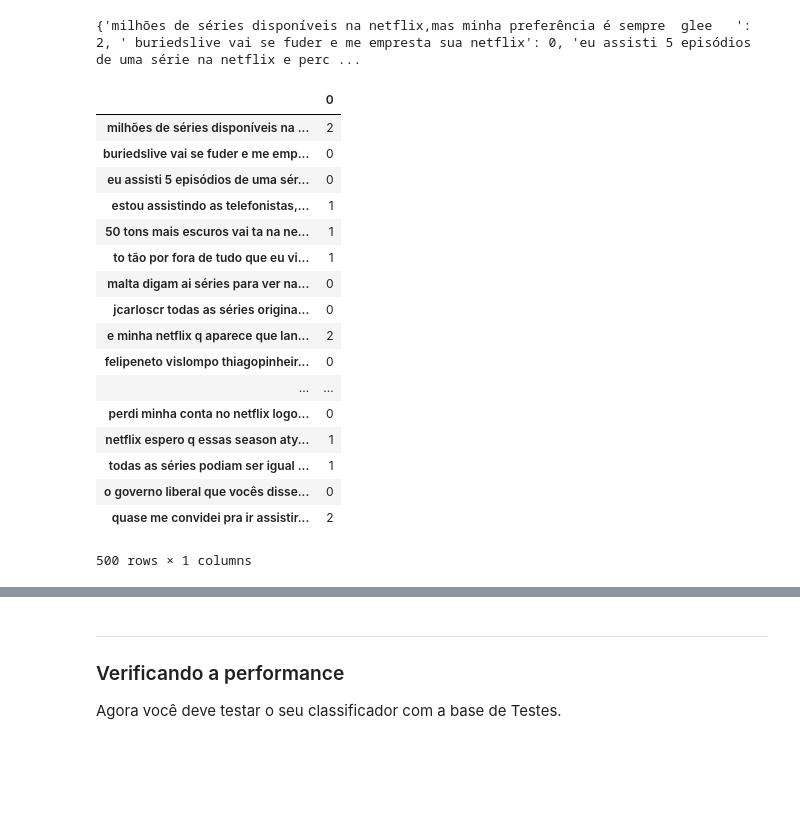
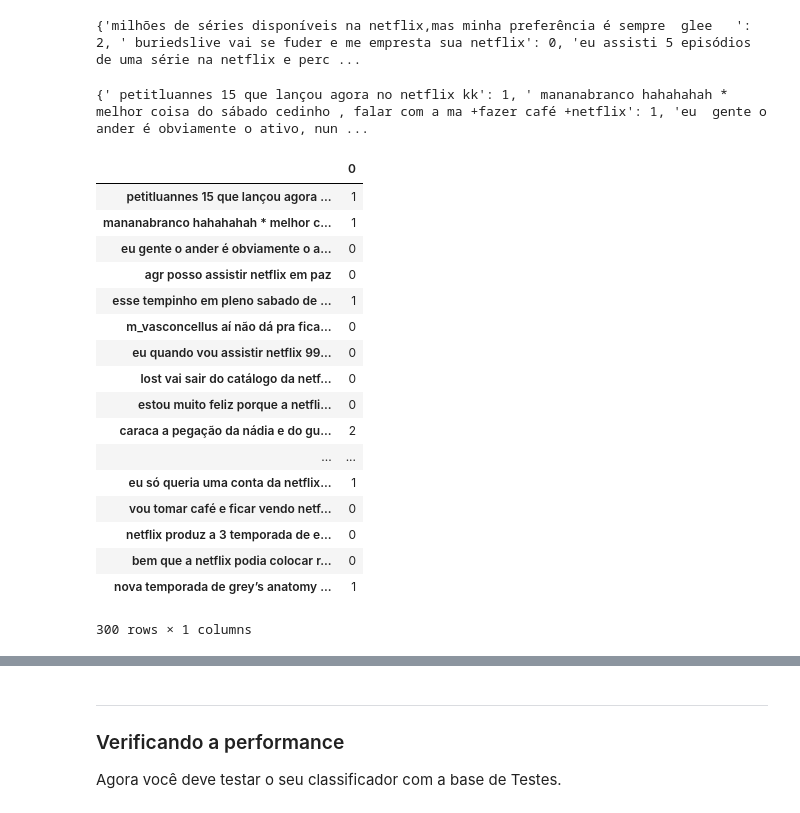
Before and after one commit to VitorMiada/projeto2-cdados, a Jupyter notebook: Projeto2_layoutrt.ipynb, the cells around one changed output, grey strips where cells are left out. Saved outputs shown, nothing was run; the diff lists cells and outputs as text; code cells hidden in the pictures; blank space fills up the shorter version.

```diff
--- a/Projeto2_layoutrt.ipynb
+++ b/Projeto2_layoutrt.ipynb
@@ -348,25 +348,53 @@ for frase1 in data_clean:
 print(class_relev)
 # %% [output]
 {'milhões de séries disponíveis na netflix,mas minha preferência é sempre  glee   ': 2, ' buriedslive vai se fuder e me empresta sua netflix': 0, 'eu assisti 5 episódios de uma série na netflix e perc ...
+# %%
+class_relev1={}
+for frase1 in frase_clean:
+    frase = frase1.split()
+    log_probr = 0
+    for p in frase:
+        if p in relevantes_relativos:
+            log_probr += np.log10(relevantes_relativos[p])
+    log_probi = 0
+    for p in frase:
+        if p in irrelevantes_relativos:
+            log_probi += np.log10(irrelevantes_relativos[p])
+    log_probn = 0
+    for p in frase:
+        if p in neutros_relativos:
+            log_probn += np.log10(neutros_relativos[p])
+    log_probr*=-1
+    log_probi*=-1
+    log_probn*=-1
+    if log_probr>log_probi and log_probr>log_probn:
+        class_relev1[frase1]=1
+    elif log_probi>log_probr and log_probi>log_probn:
+        class_relev1[frase1]=0
+    else:
+        class_relev1[frase1]=2
+print(class_relev1)
+# %% [output]
+{' petitluannes 15 que lançou agora no netflix kk': 1, ' mananabranco hahahahah * melhor coisa do sábado cedinho , falar com a ma +fazer café +netflix': 1, 'eu  gente o ander é obviamente o ativo, nun ...
 # %%
-class_relevt= pd.DataFrame.from_dict(class_relev,orient="index")
+class_relevt= pd.DataFrame.from_dict(class_relev1,orient="index")
 class_relevt
 # %% [output]
 |  | 0 |
-| milhões de séries disponíveis na ... | 2 |
-| buriedslive vai se fuder e me emp... | 0 |
-| eu assisti 5 episódios de uma sér... | 0 |
-| estou assistindo as telefonistas,... | 1 |
-| 50 tons mais escuros vai ta na ne... | 1 |
-| to tão por fora de tudo que eu vi... | 1 |
-| malta digam ai séries para ver na... | 0 |
-| jcarloscr todas as séries origina... | 0 |
-| e minha netflix q aparece que lan... | 2 |
-| felipeneto vislompo thiagopinheir... | 0 |
+| petitluannes 15 que lançou agora ... | 1 |
+| mananabranco hahahahah * melhor c... | 1 |
+| eu gente o ander é obviamente o a... | 0 |
+| agr posso assistir netflix em paz | 0 |
+| esse tempinho em pleno sabado de ... | 1 |
+| m_vasconcellus aí não dá pra fica... | 0 |
+| eu quando vou assistir netflix 99... | 0 |
+| lost vai sair do catálogo da netf... | 0 |
+| estou muito feliz porque a netfli... | 0 |
+| caraca a pegação da nádia e do gu... | 2 |
 | ... | ... |
-| perdi minha conta no netflix logo... | 0 |
-| netflix espero q essas season aty... | 1 |
-| todas as séries podiam ser igual ... | 1 |
-| o governo liberal que vocês disse... | 0 |
-| quase me convidei pra ir assistir... | 2 |
+| eu só queria uma conta da netflix... | 1 |
+| vou tomar café e ficar vendo netf... | 0 |
+| netflix produz a 3 temporada de e... | 0 |
+| bem que a netflix podia colocar r... | 0 |
+| nova temporada de grey’s anatomy ... | 1 |
-500 rows × 1 columns
+300 rows × 1 columns
```
Also changed, not shown: parts of 8 cells of this notebook, 2 other files.
